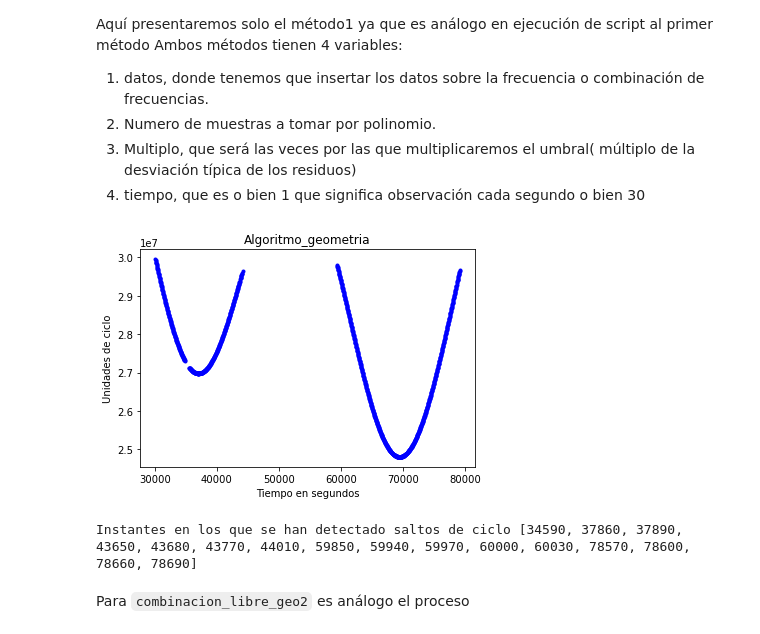
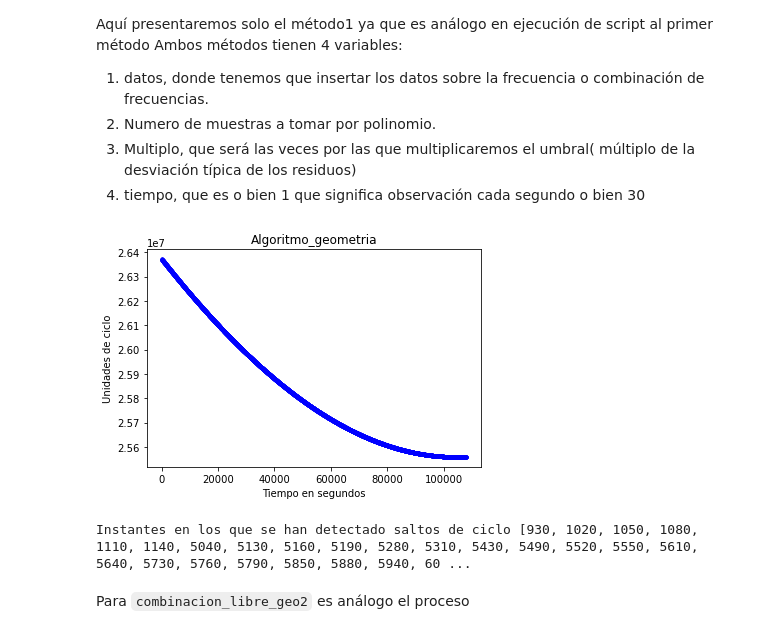
Before and after one commit to DavMat857/TFG, a Jupyter notebook: algoritmos/resumen.ipynb, the cells around one changed output. Drawn from its saved outputs; the diff is of its cells as text; code cells hidden in the pictures.

```diff
--- a/algoritmos/resumen.ipynb
+++ b/algoritmos/resumen.ipynb
@@ -63,17 +63,17 @@ sat = 'G10'
 l1 = L1(Madrid, sat)
 l2 = L2(Madrid, sat)
 # %%
-from combinacion_libre_geo import algoritmo as algoritmo_geo
+from polinomio import algoritmo as algoritmo_pol
 
 N = 10
 multiplo = 3
 datos = f1menosf2(l1,l2)
-saltos_geo = algoritmo_geo(datos,N,3,30)
+saltos_geo = algoritmo_pol(datos,N,3,30)
 
 print(f"Instantes en los que se han detectado saltos de ciclo {saltos_geo}")
 # %% [output]
-[figure, old version]
+[figure, new version]
-Instantes en los que se han detectado saltos de ciclo [34590, 37860, 37890, 43650, 43680, 43770, 44010, 59850, 59940, 59970, 60000, 60030, 78570, 78600, 78660, 78690]
+Instantes en los que se han detectado saltos de ciclo [930, 1020, 1050, 1080, 1110, 1140, 5040, 5130, 5160, 5190, 5280, 5310, 5430, 5490, 5520, 5550, 5610, 5640, 5730, 5760, 5790, 5850, 5880, 5940, 60 ...
 # %% [markdown]
 Para `combinacion_libre_geo2` es análogo el proceso
 # %% [markdown]
```
Also changed, not shown: parts of 4 cells of this notebook, 1 other file.
